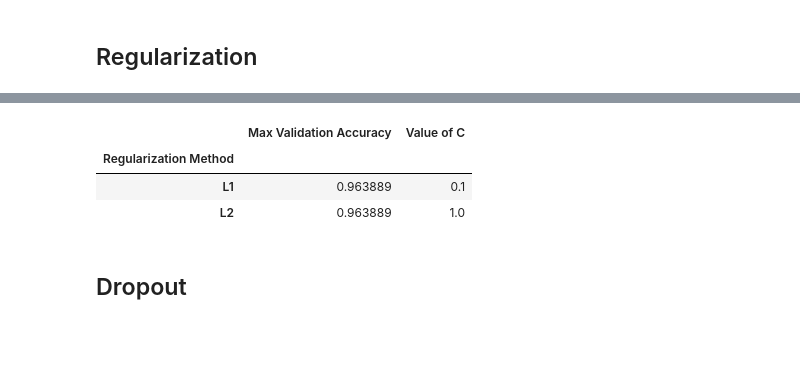
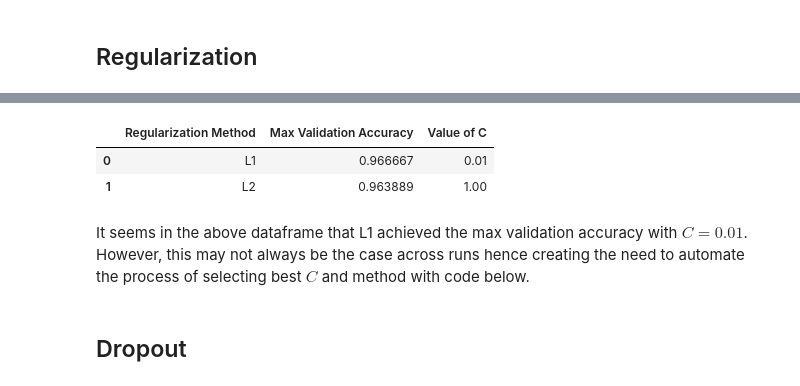
Before and after one commit to jamesliounis/Harvard-Deep-Learning, a Jupyter notebook: cs109b_hw3/cs109b_hw3.ipynb, the cells around one changed output, grey strips where cells are left out. Cells and saved outputs as stored; diff of their text form; code cells hidden in the pictures; blank space fills up the shorter version.

```diff
--- a/cs109b_hw3/cs109b_hw3.ipynb
+++ b/cs109b_hw3/cs109b_hw3.ipynb
@@ -1304,4 +1240,0 @@ NN_model.compile(optimizer=tf.keras.optimizers.Adam(),loss='binary_crossentropy'
-# %%
-%%time
-epochs = 100
-history=NN_model.fit(X_train_augmented,y_train_augmented,epochs=epochs,batch_size=128,validation_split=0.3)
@@ -1327,0 +1259,22 @@ Wall time: 6 s
+# %%
+%%time
+
+# Define an early stopping callback that will stop training when the validation loss has not improved for 75 epochs and restore the weights from the best epoch
+callback = tf.keras.callbacks.EarlyStopping(monitor='val_loss', patience=75, restore_best_weights=True, verbose=1)
+
+# Define a list of regularization strengths to test
+Cs = [10**i for i in range(-4, 2)]
+
+validation_accuracies_L1 = []
+for l in Cs:
+    l_reg = tf.keras.regularizers.L1(l)
+
+    inputs = tf.keras.layers.Input(shape=(784,))
+    x = tf.keras.layers.Dense(100,activation="relu",kernel_regularizer=l_reg,bias_regularizer=l_reg)(inputs)
+    x = tf.keras.layers.Dense(100,activation="relu",kernel_regularizer=l_reg,bias_regularizer=l_reg)(x)
+    x = tf.keras.layers.Dense(100,activation="relu",kernel_regularizer=l_reg,bias_regularizer=l_reg)(x)
+    outputs = tf.keras.layers.Dense(1,activation="sigmoid")(x)
+    model = tf.keras.models.Model(inputs=inputs, outputs=outputs, name="model")
+    model.compile(optimizer=tf.keras.optimizers.Adam(), loss='binary_crossentropy',metrics=["accuracy"])
+    history=model.fit(x_train,y_train,epochs=300,batch_size=128,validation_split=0.3,callbacks = callback )
+    validation_accuracies_L1.append(max(history.history['val_accuracy']))
@@ -1328,14 +1313,8 @@ Wall time: 6 s
 # %%
 %%time
 
-# Define an early stopping callback that will stop training when the validation loss has not improved for 75 epochs and restore the weights from the best epoch
-callback = tf.keras.callbacks.EarlyStopping(monitor='val_loss', patience=75, restore_best_weights=True, verbose=1)
-
-# Define a list of regularization strengths to test
-Cs = [10**i for i in range(-4, 2)]
-
 # Create an empty list to store the best validation accuracy achieved for each value of C
-val_accs_l2 = []
+validation_accuracies_L2 = []
 
 # Loop through each value of C
 for l in Cs:
@@ -1358,6 +1337,6 @@ for l in Cs:
     history=model.fit(x_train,y_train,epochs=300,batch_size=128,validation_split=0.3,callbacks = callback )
 
     # Append the best validation accuracy achieved for this value of C to the list
-    val_accs_l2.append(max(history.history['val_accuracy']))
+    validation_accuracies_L2.append(max(history.history['val_accuracy']))
 # %% [output]
 Epoch 1/300
@@ -1412,13 +1359,14 @@ Epoch 158: early stopping
 # %%
 regularization_dic = {'Regularization Method':['L1', 'L2'],
-                     'Max Validation Accuracy':[max(val_accs_l1), max(val_accs_l2)],
-                     'Value of C':[Cs[val_accs_l1.index(max(val_accs_l1))],
-                                   Cs[val_accs_l2.index(max(val_accs_l2))]]}
+                     'Max Validation Accuracy':[max(validation_accuracies_L1), max(validation_accuracies_L2)],
+                     'Value of C':[Cs[validation_accuracies_L1.index(max(validation_accuracies_L1))],
+                                   Cs[validation_accuracies_L2.index(max(validation_accuracies_L2))]]}
 
-reg_df  = pd.DataFrame.from_dict(regularization_dic).set_index('Regularization Method')
+reg_df  = pd.DataFrame.from_dict(regularization_dic)
 reg_df
 # %% [output]
-|  | Max Validation Accuracy | Value of C |
-| Regularization Method |  |  |
-| L1 | 0.963889 | 0.1 |
-| L2 | 0.963889 | 1.0 |
+|  | Regularization Method | Max Validation Accuracy | Value of C |
+| 0 | L1 | 0.966667 | 0.01 |
+| 1 | L2 | 0.963889 | 1.00 |
+# %% [markdown]
+It seems in the above dataframe that L1 achieved the max validation accuracy with $C = 0.01$. However, this may not always be the case across runs hence creating the need to automate the process of selecting best $C$ and method with code below.
```
Also changed, not shown: parts of 67 cells of this notebook.
